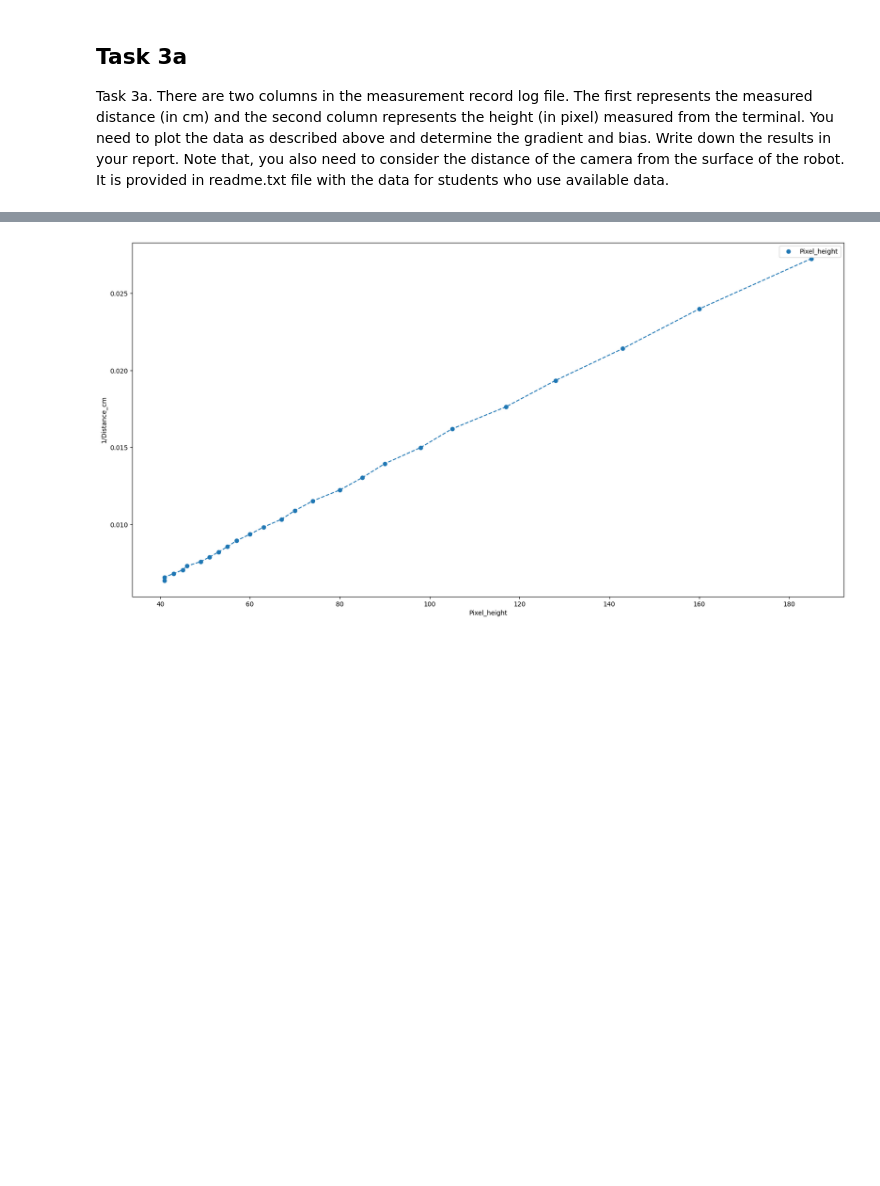
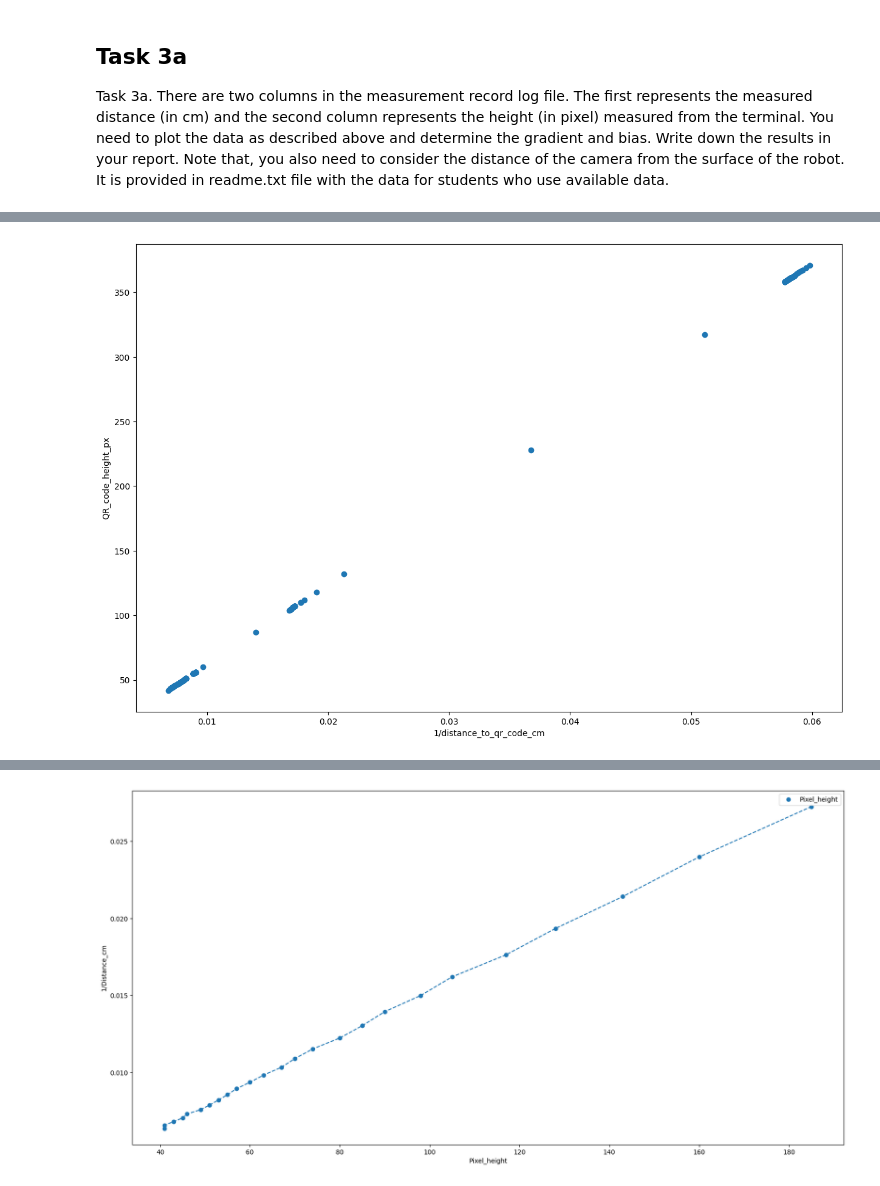
Before and after one commit to Nandu-Jagdish/BasicsOfSensorFusion23_Aalto, a Jupyter notebook: Project/part1.ipynb, the cells around one changed output, grey strips where cells are left out. Saved outputs shown, nothing was run; the diff lists cells and outputs as text; code cells hidden in the pictures; blank space fills up the shorter version.

```diff
--- a/Project/part1.ipynb
+++ b/Project/part1.ipynb
@@ -279,4 +286,18 @@ df3
 400 rows × 8 columns
+# %%
+#plot qr_code_height_px and 1/distance_to_qr_code_cm
+def plot_qr_code(df):
+    plt.figure(figsize=(15,10))
+    inverse_distance = 1/df['Distance_to_QR_code_cm']
+    plt.scatter(inverse_distance,df['QR_code_height_px'])
+    plt.xlabel('1/distance_to_qr_code_cm')
+    plt.ylabel('QR_code_height_px')
+
+
+    plt.show()
+plot_qr_code(df3)
+# %% [output]
+[figure, added]
 # %%
 preSavedData = '/workspaces/BasicsOfSensorFusion23_Aalto/Project/Data/dataset2/data/task3/camera_module_calibration_task3.csv'
 df4 = pd.read_csv(preSavedData)
```
Also changed, not shown: parts of 22 cells of this notebook, 3 other files.
